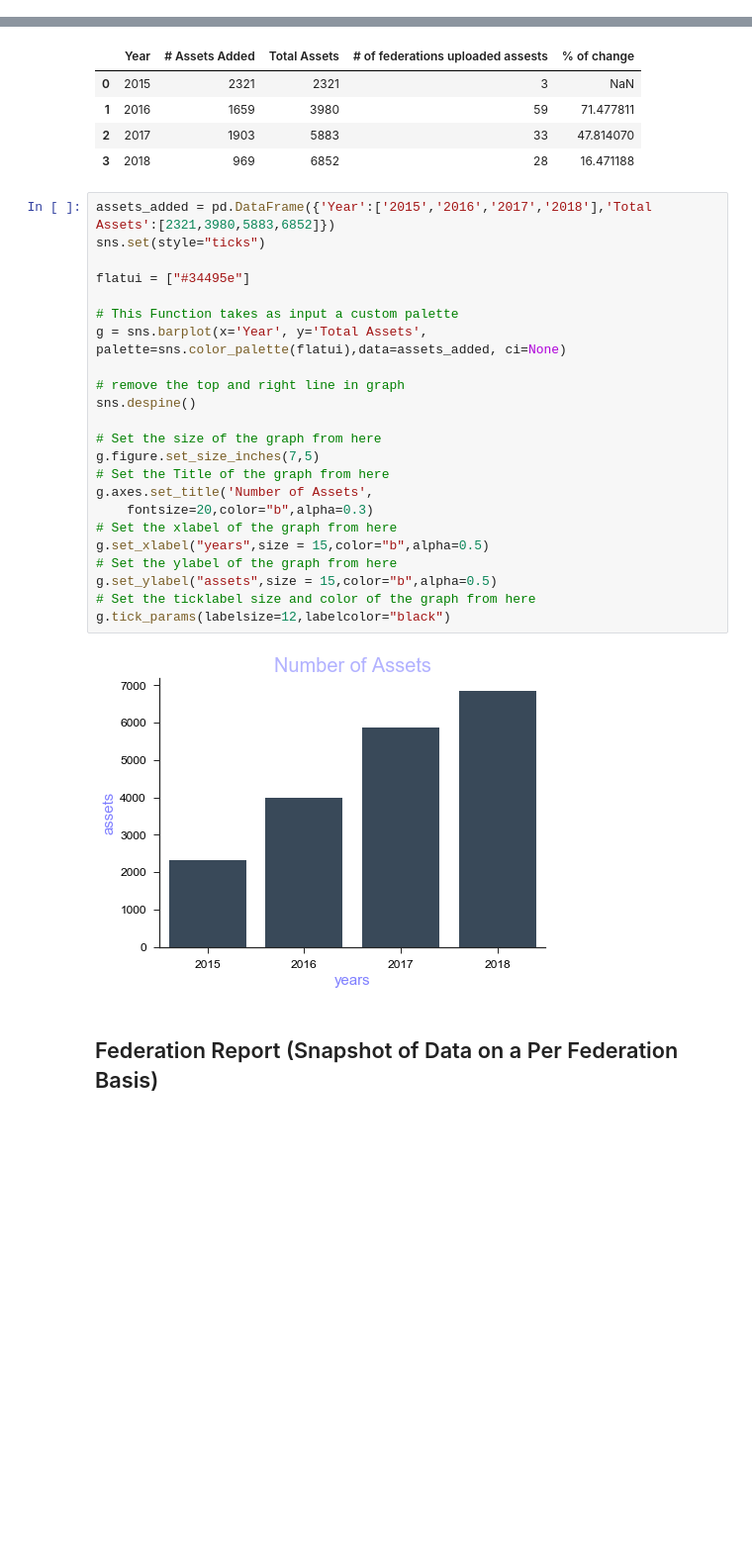
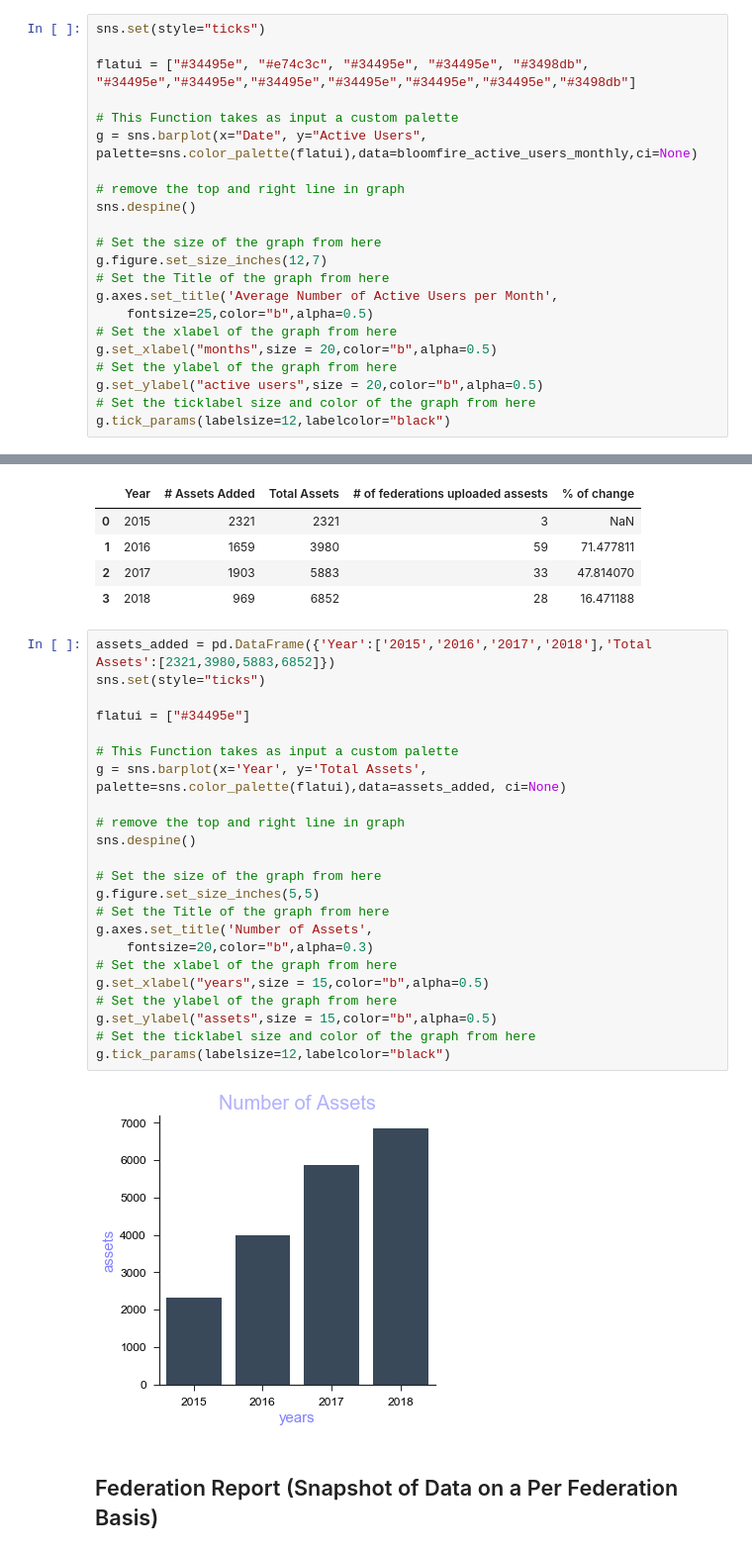
Before and after one commit to olga0503/DATA602hw1, a Jupyter notebook: FedCentral Analytics .ipynb, the cells around one changed output, grey strips where cells are left out. Shown at 99% size. Drawn from its saved outputs; the diff is of its cells as text; blank space fills up the shorter version.

```diff
--- a/FedCentral Analytics .ipynb
+++ b/FedCentral Analytics .ipynb
@@ -519,0 +532,22 @@ aaron@jflv.org
+# %%
+sns.set(style="ticks")
+
+flatui = ["#34495e", "#e74c3c", "#34495e", "#34495e", "#3498db", "#34495e","#34495e","#34495e","#34495e","#34495e","#34495e","#3498db"]
+
+# This Function takes as input a custom palette
+g = sns.barplot(x="Date", y="Active Users", palette=sns.color_palette(flatui),data=bloomfire_active_users_monthly,ci=None)
+
+# remove the top and right line in graph
+sns.despine()
+
+# Set the size of the graph from here
+g.figure.set_size_inches(12,7)
+# Set the Title of the graph from here
+g.axes.set_title('Average Number of Active Users per Month',
+    fontsize=25,color="b",alpha=0.5)
+# Set the xlabel of the graph from here
+g.set_xlabel("months",size = 20,color="b",alpha=0.5)
+# Set the ylabel of the graph from here
+g.set_ylabel("active users",size = 20,color="b",alpha=0.5)
+# Set the ticklabel size and color of the graph from here
+g.tick_params(labelsize=12,labelcolor="black")
@@ -714,28 +750,28 @@ assets_added
 # %%
 assets_added = pd.DataFrame({'Year':['2015','2016','2017','2018'],'Total Assets':[2321,3980,5883,6852]})
 sns.set(style="ticks")
 
 flatui = ["#34495e"]
 
 # This Function takes as input a custom palette
 g = sns.barplot(x='Year', y='Total Assets', palette=sns.color_palette(flatui),data=assets_added, ci=None)
 
 # remove the top and right line in graph
 sns.despine()
 
 # Set the size of the graph from here
-g.figure.set_size_inches(7,5)
+g.figure.set_size_inches(5,5)
 # Set the Title of the graph from here
 g.axes.set_title('Number of Assets',
     fontsize=20,color="b",alpha=0.3)
 # Set the xlabel of the graph from here
 g.set_xlabel("years",size = 15,color="b",alpha=0.5)
 # Set the ylabel of the graph from here
 g.set_ylabel("assets",size = 15,color="b",alpha=0.5)
 # Set the ticklabel size and color of the graph from here
 g.tick_params(labelsize=12,labelcolor="black")
 # %% [output]
-[figure, old version]
+[figure, new version]
 # %% [markdown]
 ## Federation Report (Snapshot of Data on a Per Federation Basis)
 # %% [markdown]
```
Also changed, not shown: parts of 4 cells of this notebook.
